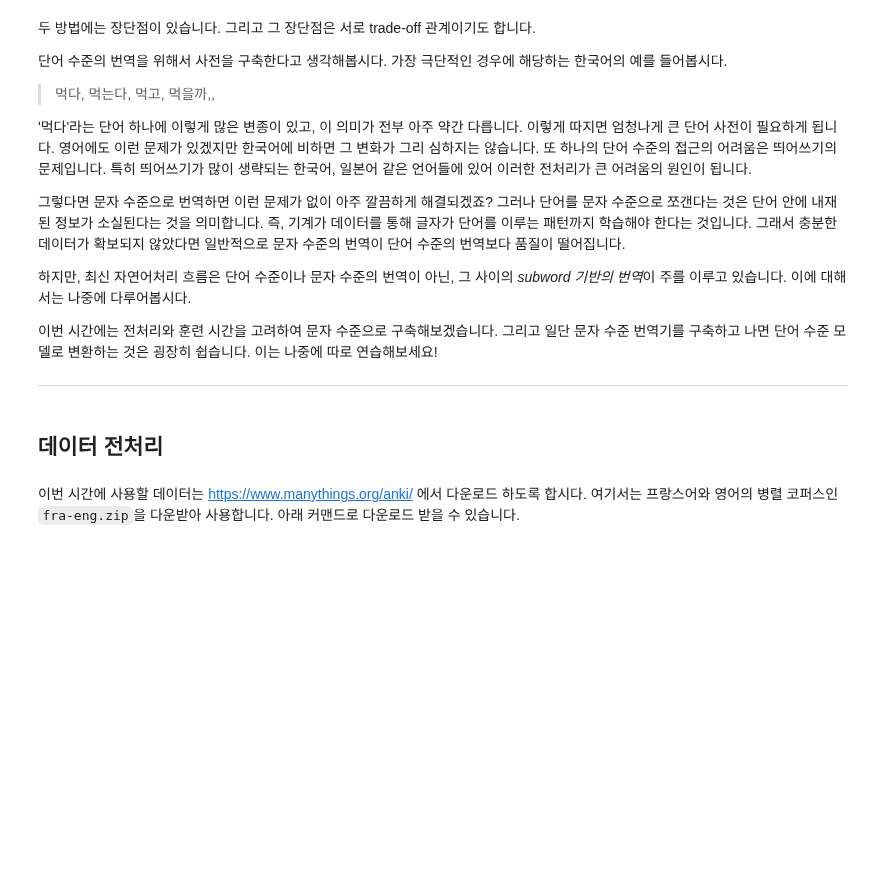
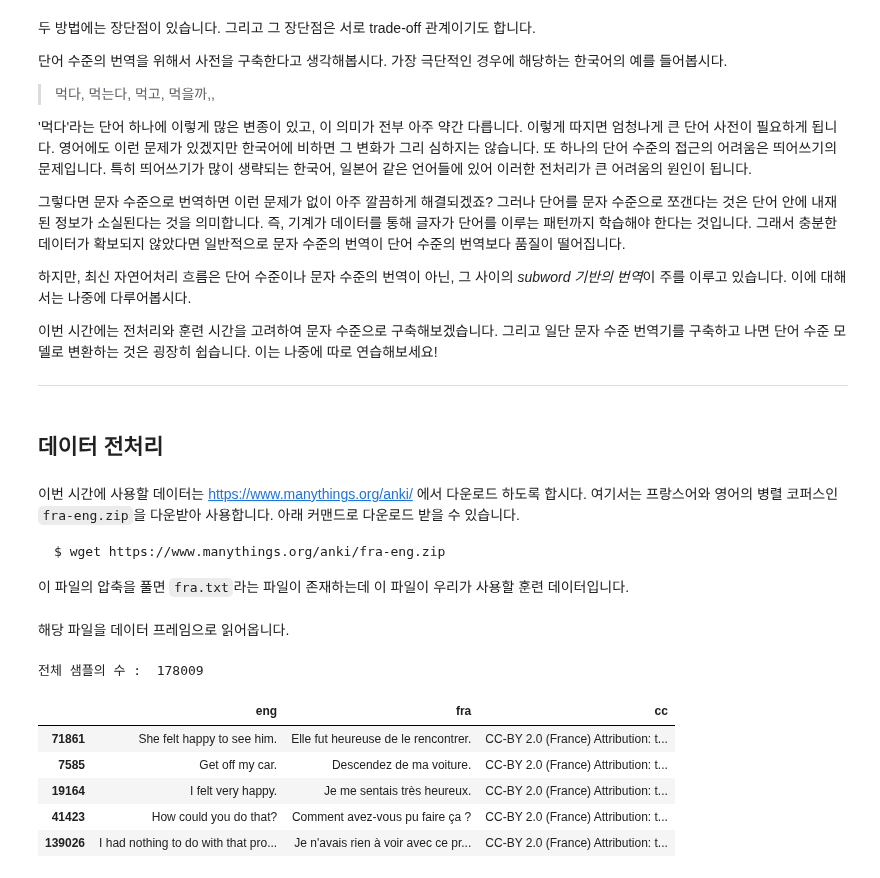
Before and after one commit to jiyeoon/aiffel, a Jupyter notebook: Week9/Exploration15(1).ipynb, the cells around one changed output. Drawn from its saved outputs; the diff is of its cells as text; code cells hidden in the pictures; blank space fills up the shorter version.

Commit message:
Update Exploration15(1).ipynb and Add related data

````diff
--- a/Week9/Exploration15(1).ipynb
+++ b/Week9/Exploration15(1).ipynb
@@ -97,3 +97,9 @@ seq2seq **단어 수준(word level)** 또는 **문자 수준(character level)**
 ## 데이터 전처리
 # %% [markdown]
 이번 시간에 사용할 데이터는 <https://www.manythings.org/anki/> 에서 다운로드 하도록 합시다. 여기서는 프랑스어와 영어의 병렬 코퍼스인 `fra-eng.zip`을 다운받아 사용합니다. 아래 커맨드로 다운로드 받을 수 있습니다.
+
+```bash
+$ wget https://www.manythings.org/anki/fra-eng.zip
+```
+
+이 파일의 압축을 풀면 `fra.txt`라는 파일이 존재하는데 이 파일이 우리가 사용할 훈련 데이터입니다.
@@ -99,0 +112,17 @@ seq2seq **단어 수준(word level)** 또는 **문자 수준(character level)**
+# %% [markdown]
+해당 파일을 데이터 프레임으로 읽어옵니다.
+# %%
+import os
+
+file_path = os.path.dirname(os.path.abspath('__file__')) + r'/data/fra.txt'
+lines = pd.read_csv(file_path, names=['eng', 'fra', 'cc'], sep='\t')
+print("전체 샘플의 수 : ", len(lines))
+lines.sample(5)
+# %% [output]
+전체 샘플의 수 :  178009
+|  | eng | fra | cc |
+| 71861 | She felt happy to see him. | Elle fut heureuse de le rencontrer. | CC-BY 2.0 (France) Attribution: t... |
+| 7585 | Get off my car. | Descendez de ma voiture. | CC-BY 2.0 (France) Attribution: t... |
+| 19164 | I felt very happy. | Je me sentais très heureux. | CC-BY 2.0 (France) Attribution: t... |
+| 41423 | How could you do that? | Comment avez-vous pu faire ça ? | CC-BY 2.0 (France) Attribution: t... |
+| 139026 | I had nothing to do with that pro... | Je n'avais rien à voir avec ce pr... | CC-BY 2.0 (France) Attribution: t... |
````
Also changed, not shown: parts of 49 cells of this notebook, 2 other files.
